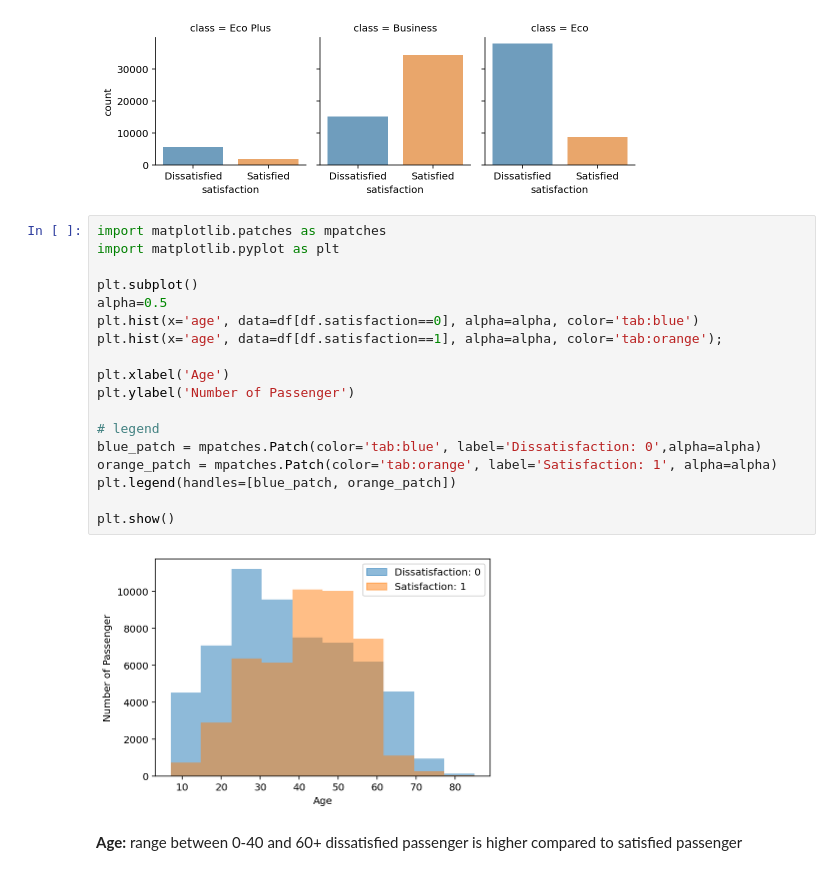
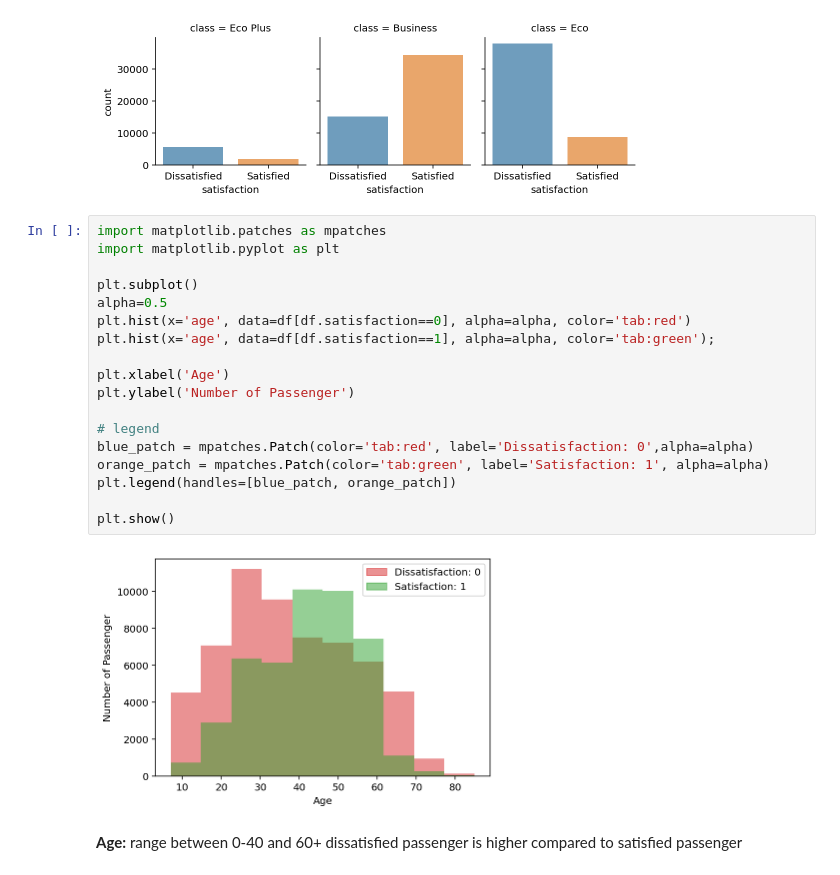
Before and after one commit to swuttipat/airline_passenger_satisfaction, a Jupyter notebook: airline_passenger_satisfaction.ipynb, the cells around one changed output. Cells and saved outputs as stored; diff of their text form.

```diff
--- a/airline_passenger_satisfaction.ipynb
+++ b/airline_passenger_satisfaction.ipynb
@@ -247,23 +247,23 @@ for k, v in cols.items():
 # %%
 import matplotlib.patches as mpatches
 import matplotlib.pyplot as plt
 
 plt.subplot()
 alpha=0.5
-plt.hist(x='age', data=df[df.satisfaction==0], alpha=alpha, color='tab:blue')
-plt.hist(x='age', data=df[df.satisfaction==1], alpha=alpha, color='tab:orange');
+plt.hist(x='age', data=df[df.satisfaction==0], alpha=alpha, color='tab:red')
+plt.hist(x='age', data=df[df.satisfaction==1], alpha=alpha, color='tab:green');
 
 plt.xlabel('Age')
 plt.ylabel('Number of Passenger')
 
 # legend
-blue_patch = mpatches.Patch(color='tab:blue', label='Dissatisfaction: 0',alpha=alpha)
-orange_patch = mpatches.Patch(color='tab:orange', label='Satisfaction: 1', alpha=alpha)
+blue_patch = mpatches.Patch(color='tab:red', label='Dissatisfaction: 0',alpha=alpha)
+orange_patch = mpatches.Patch(color='tab:green', label='Satisfaction: 1', alpha=alpha)
 plt.legend(handles=[blue_patch, orange_patch])
 
 plt.show()
 # %% [output]
-[figure, old version]
+[figure, new version]
 # %% [markdown]
 **Age:** range between 0-40 and 60+ dissatisfied passenger is higher compared to satisfied passenger
 # %%
```
Also changed, not shown: parts of 21 cells of this notebook.
